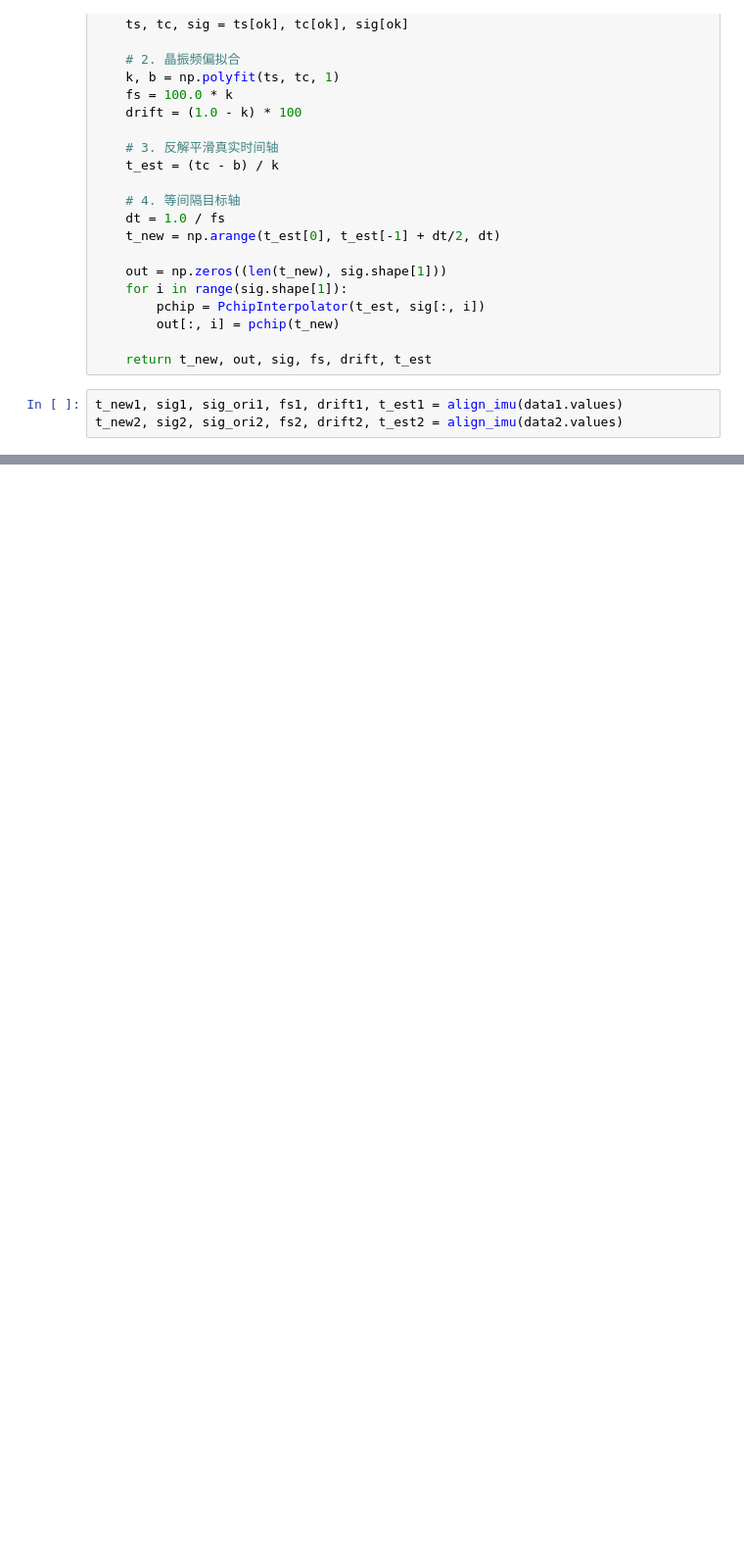
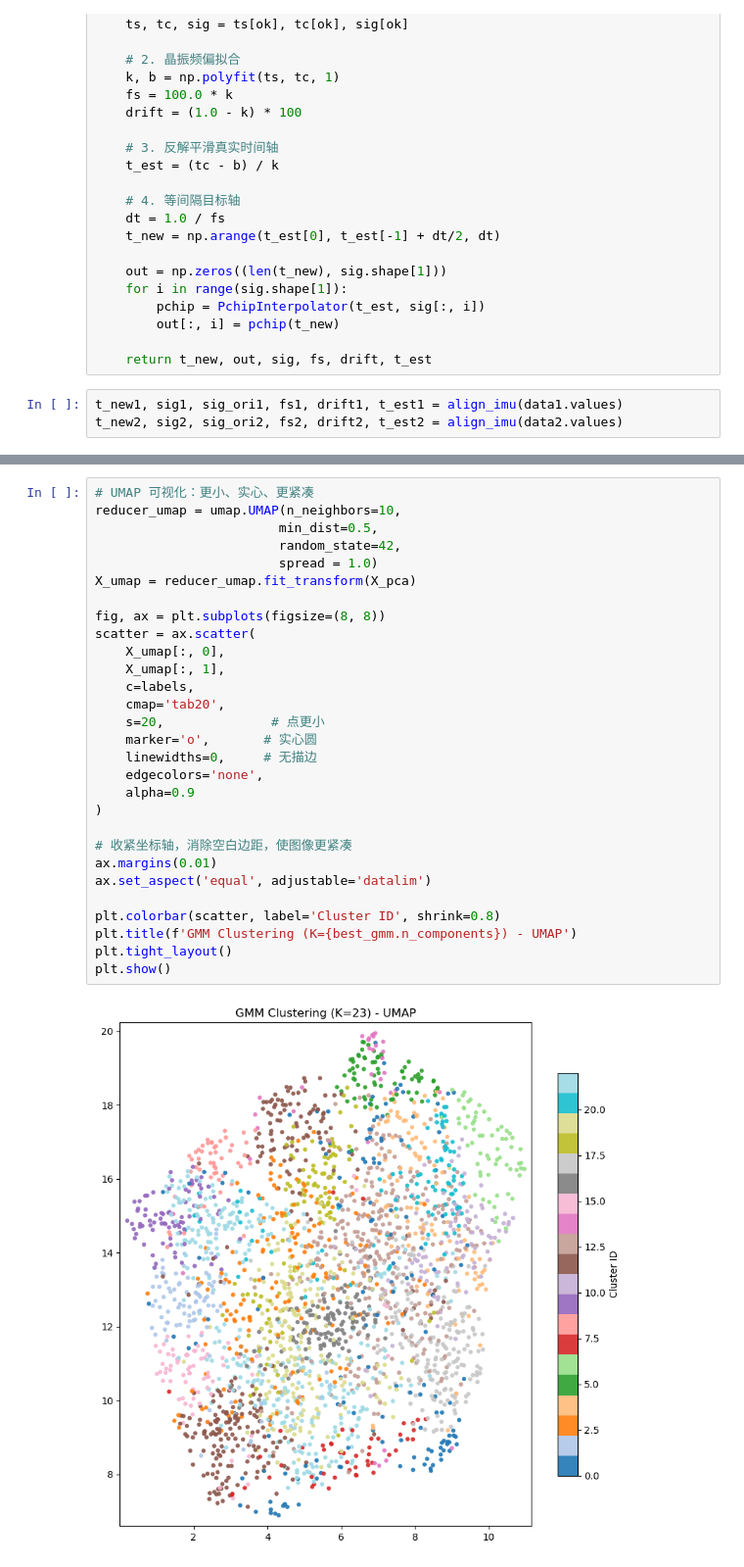
Before and after one commit to FrankyWang-045/IMU-based-ethology, a Jupyter notebook: Data_frameloss.ipynb, the cells around one changed output, grey strips where cells are left out. Shown at 98% size. Saved outputs shown, nothing was run; the diff lists cells and outputs as text; blank space fills up the shorter version.

```diff
--- a/Data_frameloss.ipynb
+++ b/Data_frameloss.ipynb
@@ -863,0 +885,31 @@ SyntaxError: invalid character '：' (U+FF1A) (3509298613.py, line 13)
+# %%
+# UMAP 可视化：更小、实心、更紧凑
+reducer_umap = umap.UMAP(n_neighbors=10,
+                        min_dist=0.5,
+                        random_state=42,
+                        spread = 1.0)
+X_umap = reducer_umap.fit_transform(X_pca)
+
+fig, ax = plt.subplots(figsize=(8, 8))
+scatter = ax.scatter(
+    X_umap[:, 0],
+    X_umap[:, 1],
+    c=labels,
+    cmap='tab20',
+    s=20,              # 点更小
+    marker='o',       # 实心圆
+    linewidths=0,     # 无描边
+    edgecolors='none',
+    alpha=0.9
+)
+
+# 收紧坐标轴，消除空白边距，使图像更紧凑
+ax.margins(0.01)
+ax.set_aspect('equal', adjustable='datalim')
+
+plt.colorbar(scatter, label='Cluster ID', shrink=0.8)
+plt.title(f'GMM Clustering (K={best_gmm.n_components}) - UMAP')
+plt.tight_layout()
+plt.show()
+# %% [output]
+[figure, added]
```
Also changed, not shown: parts of 35 cells of this notebook, 6 other files.
